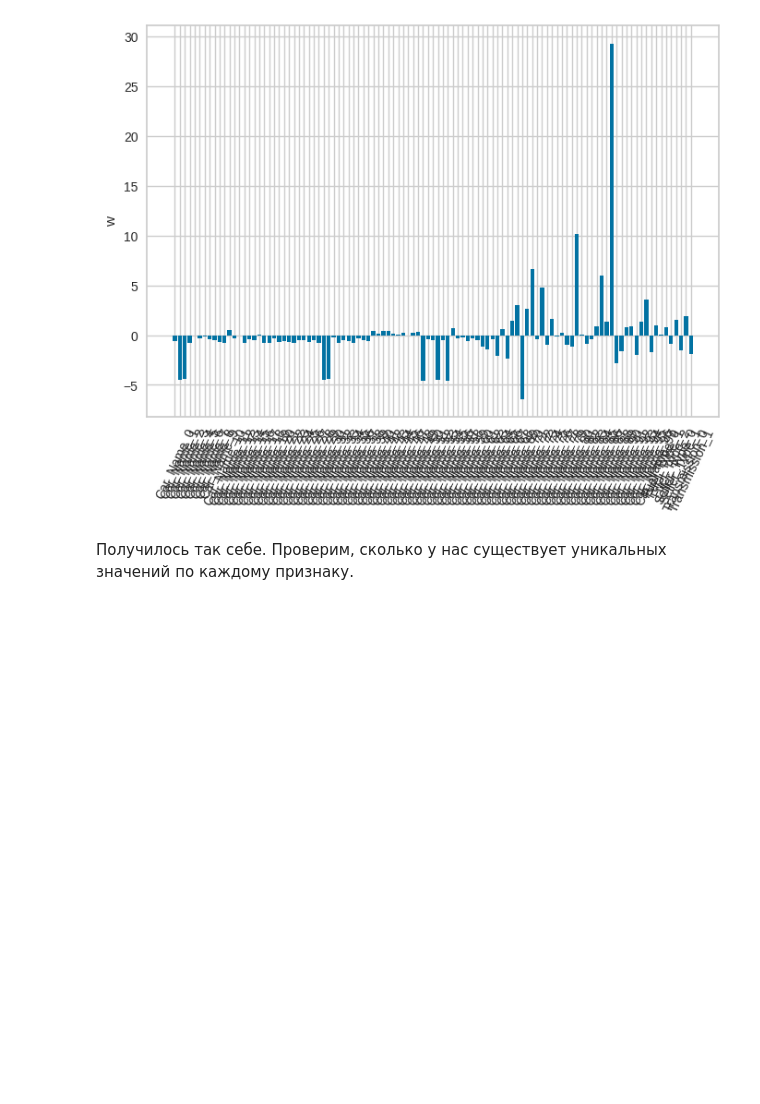
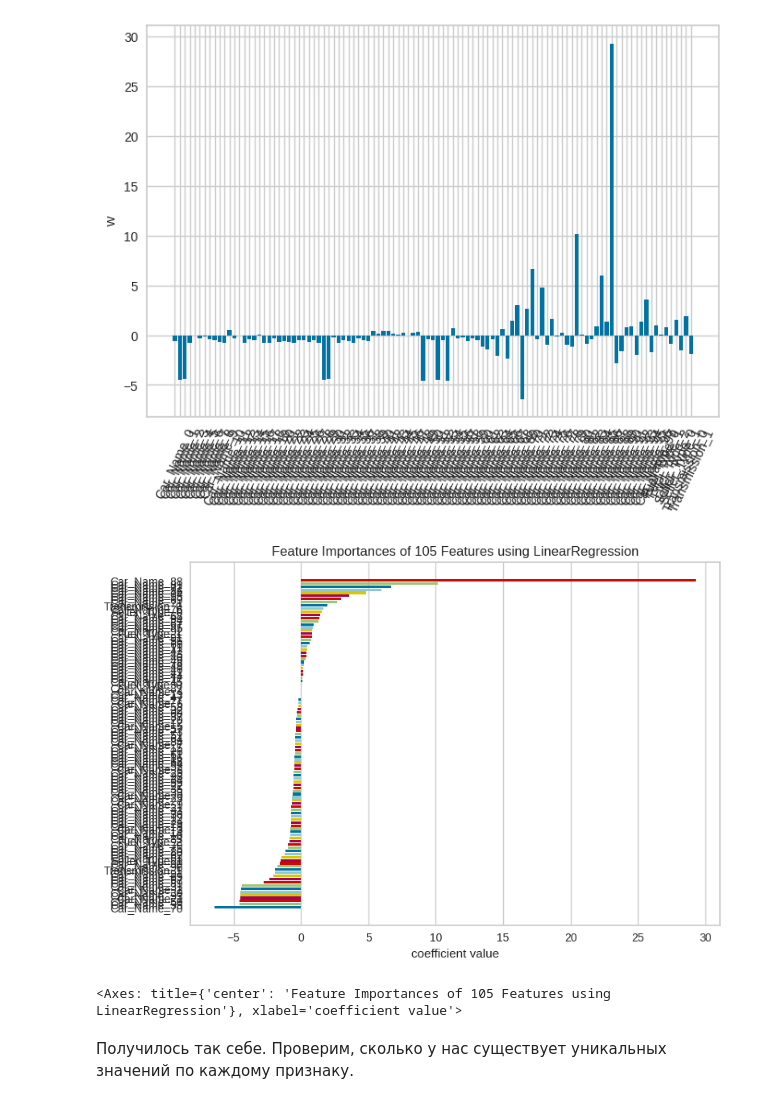
Before and after one commit to vixbi/machinelearning, a Jupyter notebook: HW2_Shumakova_ML.ipynb, the cells around one changed output. Drawn from its saved outputs; the diff is of its cells as text; code cells hidden in the pictures; blank space fills up the shorter version.

```diff
--- a/HW2_Shumakova_ML.ipynb
+++ b/HW2_Shumakova_ML.ipynb
@@ -314,6 +314,13 @@ subplot.set_ylabel('w')
 fig.show()
 # %% [output]
 [figure]
+# %%
+viz = FeatureImportances(model_cat, relative=False)
+viz.fit(X_train_cat, y_train_cat)
+viz.show()
+# %% [output]
+[figure, added]
+<Axes: title={'center': 'Feature Importances of 105 Features using LinearRegression'}, xlabel='coefficient value'>
 # %% [markdown]
 Получилось так себе. Проверим, сколько у нас существует уникальных значений по каждому признаку.
 # %%
```
Also changed, not shown: parts of 1 cell of this notebook.
